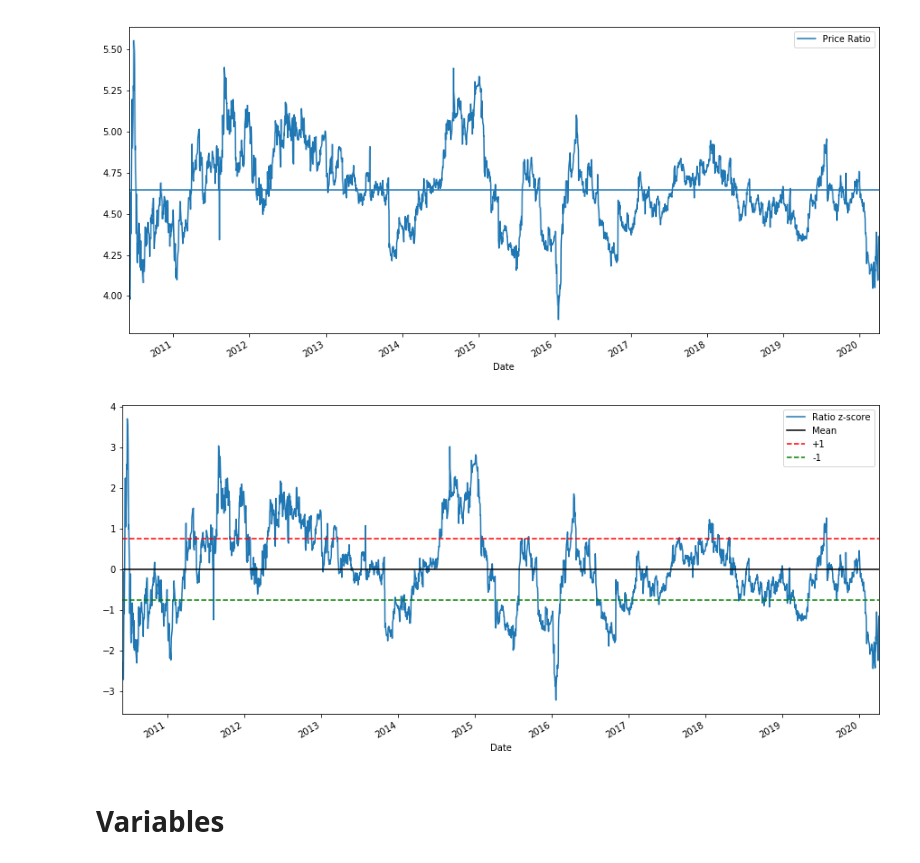
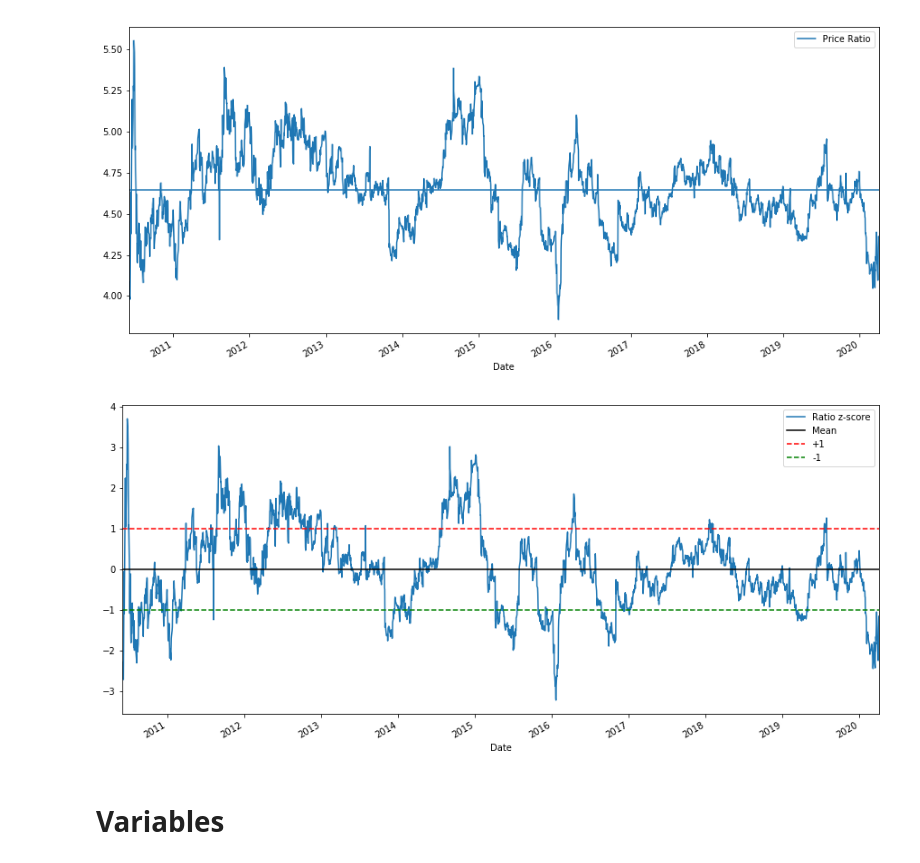
Before and after one commit to EdoFoco/trading-algos, a Jupyter notebook: notebooks/Pair Trading OIL with Leverage.ipynb, the cells around one changed output. Drawn from its saved outputs; the diff is of its cells as text; code cells hidden in the pictures.

```diff
--- a/notebooks/Pair Trading OIL with Leverage.ipynb
+++ b/notebooks/Pair Trading OIL with Leverage.ipynb
@@ -21,7 +24,7 @@ quotes = pd.DataFrame()
 # %%
 for s in symbols:
     print(s)
-    endpoint = 'https://eodhistoricaldata.com/api/eod/'+s+'?from=2010-06-01&api_token=5d7111a684ee90.02476162&fmt=csv'
+    endpoint = f'https://eodhistoricaldata.com/api/eod/{s}?from={start}&to={end}&api_token=5d7111a684ee90.02476162&interval=d&fmt=csv'
     df = pd.read_csv(endpoint)
     df = df[df['Adjusted_close'] > 0]
     #print(df.head(1))
@@ -105,14 +108,14 @@ def zscore(series):
 # %%
 zscores = zscore(ratios)
 zscores.plot(figsize=(15,7))
 #print(zscores)
 plt.axhline(zscore(ratios).mean(), color='black')
-plt.axhline(limit, color='red', linestyle='--')
-plt.axhline(-limit, color='green', linestyle='--')
+plt.axhline(1, color='red', linestyle='--')
+plt.axhline(-1, color='green', linestyle='--')
 plt.legend(['Ratio z-score', 'Mean', '+1', '-1'])
 plt.show()
 # %% [output]
-[figure, old version]
+[figure, new version]
 # %% [markdown]
 # Variables
 # %%
```
Also changed, not shown: parts of 2 cells of this notebook, 1 other file.
